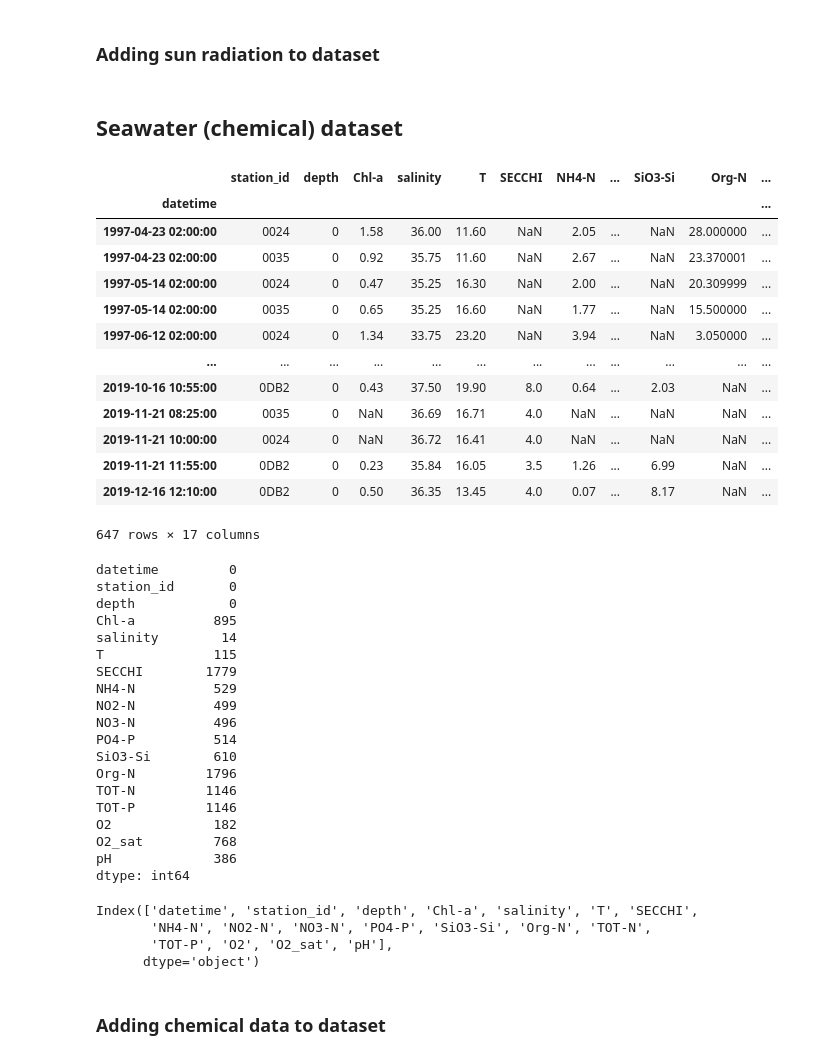
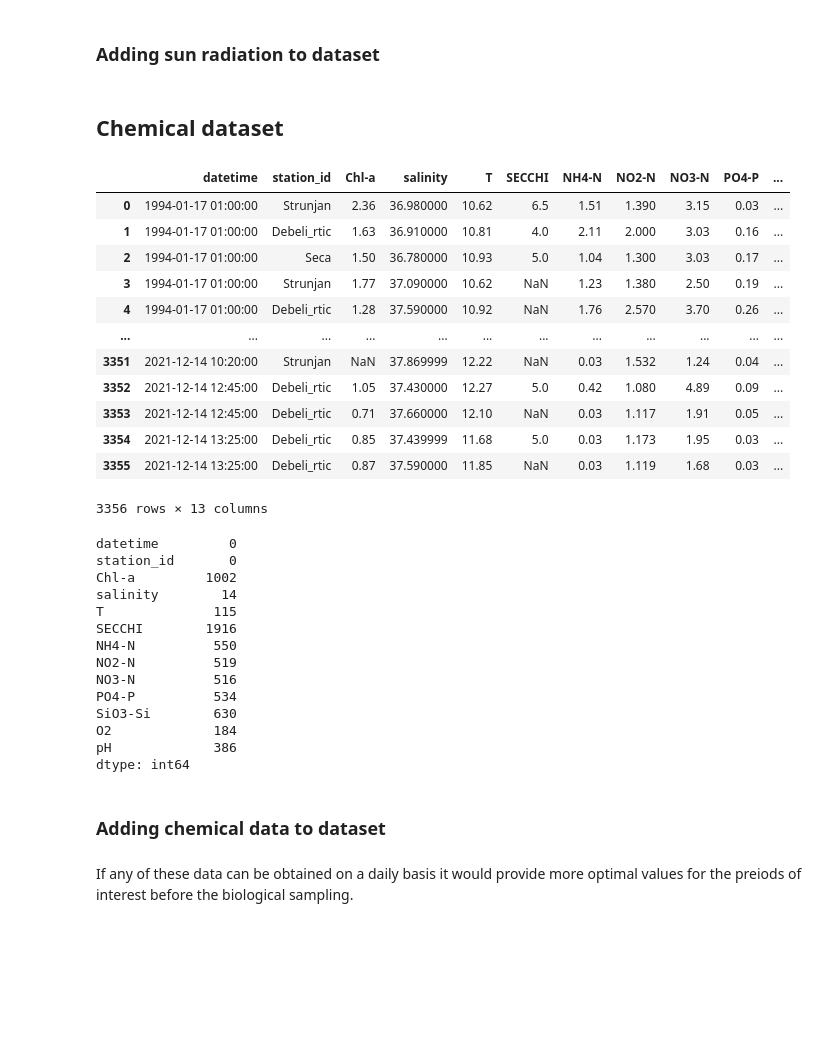
Before and after one commit to MartinMarzi/HABTox-predictor, a Jupyter notebook: HAB_preprocessing_4_0_0.ipynb, the cells around one changed output. Cells and saved outputs as stored; diff of their text form; code cells hidden in the pictures; blank space fills up the shorter version.

Commit message:
added env and chem and river data

```diff
--- a/HAB_preprocessing_4_0_0.ipynb
+++ b/HAB_preprocessing_4_0_0.ipynb
@@ -442,63 +388,60 @@ for id_alg, date_alg in df_cons["date"].iteritems():
             df_cons2.loc[id_alg, "sun [h]"] = sum_sun
             break
 # %% [markdown]
-## Seawater (chemical) dataset
+## Chemical dataset
 # %%
-pd.set_option("display.max_rows", 20)
+pd.set_option("display.max_rows", 3000)
 # %%
-df_sea = pd.read_excel("data/ORIGINAL/kemijski/Fi_Ke_1994-2019_checked.xlsx")
-# filter out our three stations and choose 0 depth for ODB2 (but many NaN, so decide if consider all locations!)
-df_sea = df_sea[((df_sea["station_id"] == "0DB2") | (df_sea["station_id"] == "0035") | (df_sea["station_id"] == "0024")) & (df_sea["depth"] == 0)]
+df_sea = pd.read_excel("data/ORIGINAL2/Fi_Ke_1994-2021_checked.xlsx")
+# For start choose 0 depth (but optimisation possible by keeping both depths as separate features!)
+# df_sea = df_sea[(df_sea["depth"] == 0)]
+df_sea.drop(["depth",  "Org-N", "TOT-N", "TOT-P", "O2_sat"], axis=1, inplace=True)
 
 df_sea["datetime"] = pd.to_datetime(df_sea["datetime"])
-df_sea = df_sea.set_index("datetime")
+# df_sea = df_sea.set_index("datetime")
 df_sea = df_sea.sort_values('datetime')
+
+# Change sampling station names and combine close sampling stations
+df_sea["station_id"].replace(["0035", "00MA"], "Seca", inplace=True)
+df_sea["station_id"].replace(["0024", "000F", "00BF"], "Strunjan", inplace=True)
+df_sea["station_id"].replace(["0DB2", "000K"], "Debeli_rtic", inplace=True)
+
 df_sea
 # %% [output]
-|  | station_id | depth | Chl-a | salinity | T | SECCHI | NH4-N | ... | SiO3-Si | Org-N | ... |
-| datetime |  |  |  |  |  |  |  |  |  |  | ... |
-| 1997-04-23 02:00:00 | 0024 | 0 | 1.58 | 36.00 | 11.60 | NaN | 2.05 | ... | NaN | 28.000000 | ... |
-| 1997-04-23 02:00:00 | 0035 | 0 | 0.92 | 35.75 | 11.60 | NaN | 2.67 | ... | NaN | 23.370001 | ... |
-| 1997-05-14 02:00:00 | 0024 | 0 | 0.47 | 35.25 | 16.30 | NaN | 2.00 | ... | NaN | 20.309999 | ... |
-| 1997-05-14 02:00:00 | 0035 | 0 | 0.65 | 35.25 | 16.60 | NaN | 1.77 | ... | NaN | 15.500000 | ... |
-| 1997-06-12 02:00:00 | 0024 | 0 | 1.34 | 33.75 | 23.20 | NaN | 3.94 | ... | NaN | 3.050000 | ... |
+|  | datetime | station_id | Chl-a | salinity | T | SECCHI | NH4-N | NO2-N | NO3-N | PO4-P | ... |
+| 0 | 1994-01-17 01:00:00 | Strunjan | 2.36 | 36.980000 | 10.62 | 6.5 | 1.51 | 1.390 | 3.15 | 0.03 | ... |
+| 1 | 1994-01-17 01:00:00 | Debeli_rtic | 1.63 | 36.910000 | 10.81 | 4.0 | 2.11 | 2.000 | 3.03 | 0.16 | ... |
+| 2 | 1994-01-17 01:00:00 | Seca | 1.50 | 36.780000 | 10.93 | 5.0 | 1.04 | 1.300 | 3.03 | 0.17 | ... |
+| 3 | 1994-01-17 01:00:00 | Strunjan | 1.77 | 37.090000 | 10.62 | NaN | 1.23 | 1.380 | 2.50 | 0.19 | ... |
+| 4 | 1994-01-17 01:00:00 | Debeli_rtic | 1.28 | 37.590000 | 10.92 | NaN | 1.76 | 2.570 | 3.70 | 0.26 | ... |
 | ... | ... | ... | ... | ... | ... | ... | ... | ... | ... | ... | ... |
-| 2019-10-16 10:55:00 | 0DB2 | 0 | 0.43 | 37.50 | 19.90 | 8.0 | 0.64 | ... | 2.03 | NaN | ... |
-| 2019-11-21 08:25:00 | 0035 | 0 | NaN | 36.69 | 16.71 | 4.0 | NaN | ... | NaN | NaN | ... |
-| 2019-11-21 10:00:00 | 0024 | 0 | NaN | 36.72 | 16.41 | 4.0 | NaN | ... | NaN | NaN | ... |
-| 2019-11-21 11:55:00 | 0DB2 | 0 | 0.23 | 35.84 | 16.05 | 3.5 | 1.26 | ... | 6.99 | NaN | ... |
-| 2019-12-16 12:10:00 | 0DB2 | 0 | 0.50 | 36.35 | 13.45 | 4.0 | 0.07 | ... | 8.17 | NaN | ... |
+| 3351 | 2021-12-14 10:20:00 | Strunjan | NaN | 37.869999 | 12.22 | NaN | 0.03 | 1.532 | 1.24 | 0.04 | ... |
+| 3352 | 2021-12-14 12:45:00 | Debeli_rtic | 1.05 | 37.430000 | 12.27 | 5.0 | 0.42 | 1.080 | 4.89 | 0.09 | ... |
+| 3353 | 2021-12-14 12:45:00 | Debeli_rtic | 0.71 | 37.660000 | 12.10 | NaN | 0.03 | 1.117 | 1.91 | 0.05 | ... |
+| 3354 | 2021-12-14 13:25:00 | Debeli_rtic | 0.85 | 37.439999 | 11.68 | 5.0 | 0.03 | 1.173 | 1.95 | 0.03 | ... |
+| 3355 | 2021-12-14 13:25:00 | Debeli_rtic | 0.87 | 37.590000 | 11.85 | NaN | 0.03 | 1.119 | 1.68 | 0.03 | ... |
-647 rows × 17 columns
+3356 rows × 13 columns
 # %%
+# Check for missing values
 pd.set_option("display.max_rows", 20)
 df_sea.isnull().sum()
 # %% [output]
 datetime         0
 station_id       0
-depth            0
-Chl-a          895
+Chl-a         1002
 salinity        14
 T              115
-SECCHI        1779
-NH4-N          529
-NO2-N          499
-NO3-N          496
-PO4-P          514
-SiO3-Si        610
-Org-N         1796
-TOT-N         1146
-TOT-P         1146
-O2             182
-O2_sat         768
+SECCHI        1916
+NH4-N          550
+NO2-N          519
+NO3-N          516
+PO4-P          534
+SiO3-Si        630
+O2             184
 pH             386
 dtype: int64
-# %%
-df_sea.columns
-# %% [output]
-Index(['datetime', 'station_id', 'depth', 'Chl-a', 'salinity', 'T', 'SECCHI',
-       'NH4-N', 'NO2-N', 'NO3-N', 'PO4-P', 'SiO3-Si', 'Org-N', 'TOT-N',
-       'TOT-P', 'O2', 'O2_sat', 'pH'],
-      dtype='object')
 # %% [markdown]
 ### Adding chemical data to dataset
+# %% [markdown]
+If any of these data can be obtained on a daily basis it would provide more optimal values for the preiods of interest before the biological sampling.
 # %%
```
Also changed, not shown: parts of 12 cells of this notebook, 6 other files.
